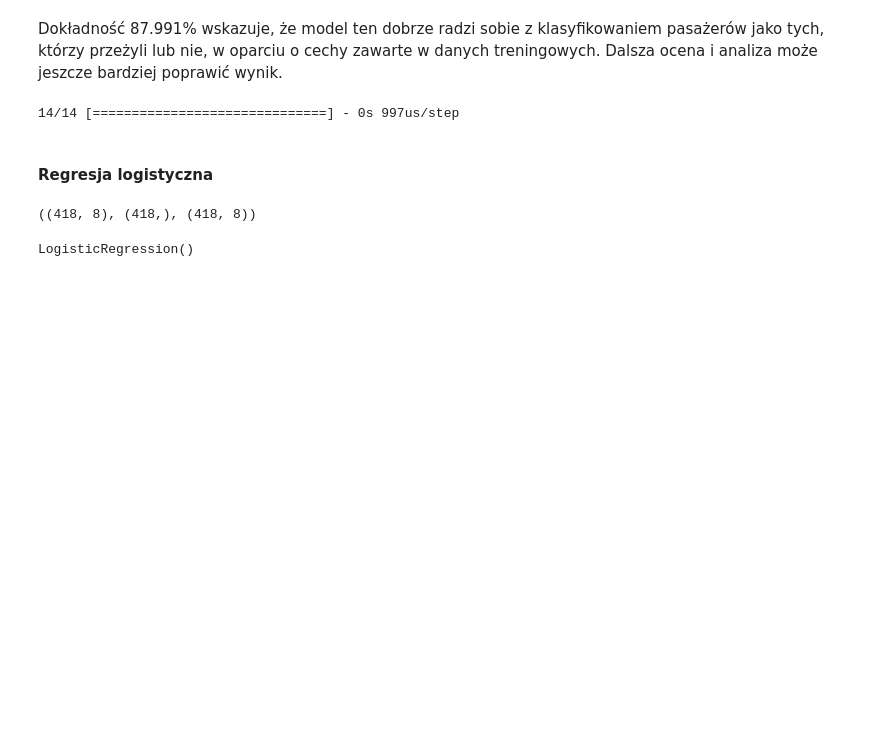
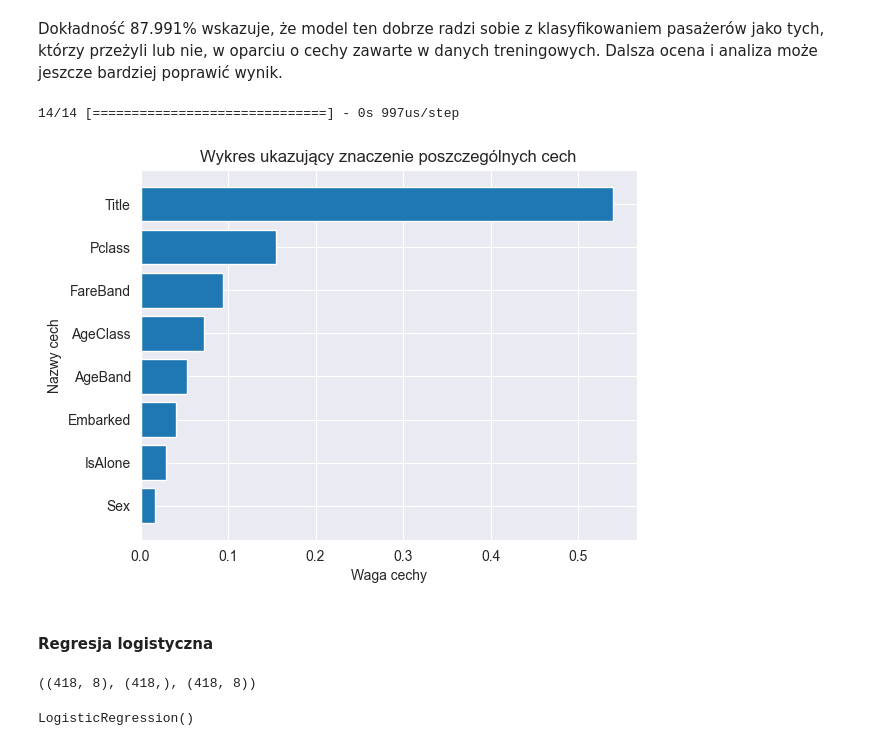
Before and after one commit to mszak10/titanic, a Jupyter notebook: Analiza danych.ipynb, the cells around one changed output. Drawn from its saved outputs; the diff is of its cells as text; code cells hidden in the pictures; blank space fills up the shorter version.

```diff
--- a/Analiza danych.ipynb
+++ b/Analiza danych.ipynb
@@ -707,6 +707,6 @@ model.add(Dense(units=32, activation='relu')) # druga ukryta warstwa
 model.add(Dense(units=1, activation='sigmoid')) # warstwa wyjściowa z sigmoidalną funkcją aktywacji
 model.compile(loss='binary_crossentropy', optimizer='adam', metrics=['accuracy']) # kompilacja modelu
 # %%
-model.fit(X_train, Y_train, epochs=1000, batch_size=10) # trening
+model.fit(X_train, Y_train, epochs=500, batch_size=10) # trening
 # %% [output]
 Epoch 1/1000
@@ -738,6 +738,20 @@ Dokładność 87.991% wskazuje, że model ten dobrze radzi sobie z klasyfikowani
 Y_pred = model.predict(X_test) # predykcje88.1033
 # %% [output]
 14/14 [==============================] - 0s 997us/step
+# %%
+importances = decision_tree.feature_importances_
+importance_index = np.argsort(importances)
+
+names = [X_train.columns[i] for i in importance_index]
+
+plt.barh(range(X_train.shape[1]), importances[importance_index])
+plt.yticks(range(X_train.shape[1]), names)
+plt.title("Wykres ukazujący znaczenie poszczególnych cech")
+plt.xlabel("Waga cechy")
+plt.ylabel("Nazwy cech")
+plt.show()
+# %% [output]
+[figure, added]
 # %% [markdown]
 #### Regresja logistyczna
 # %%
```
Also changed, not shown: parts of 4 cells of this notebook, 1 other file.
